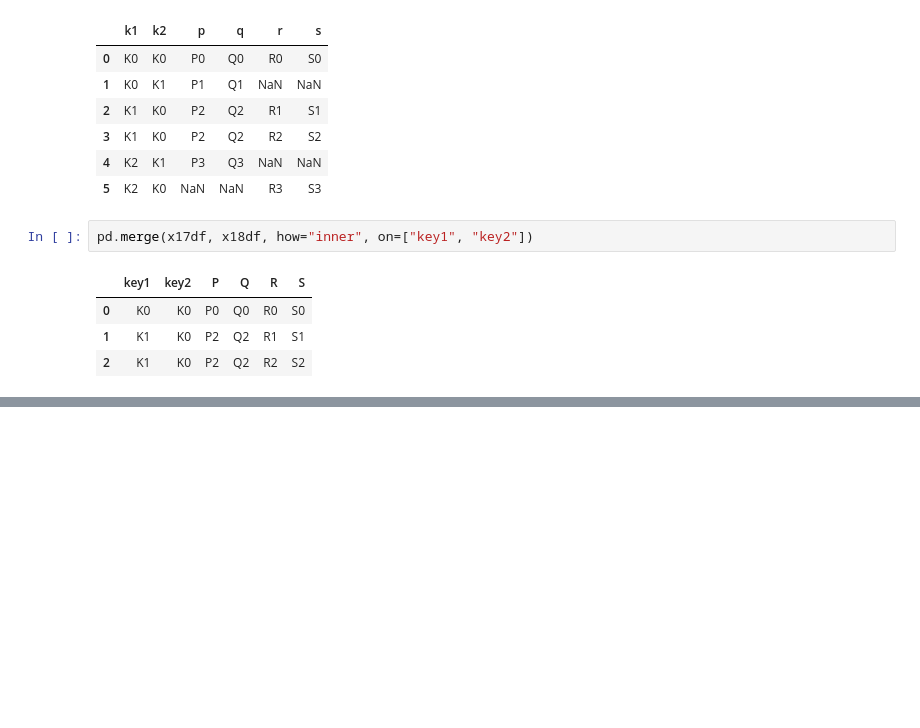
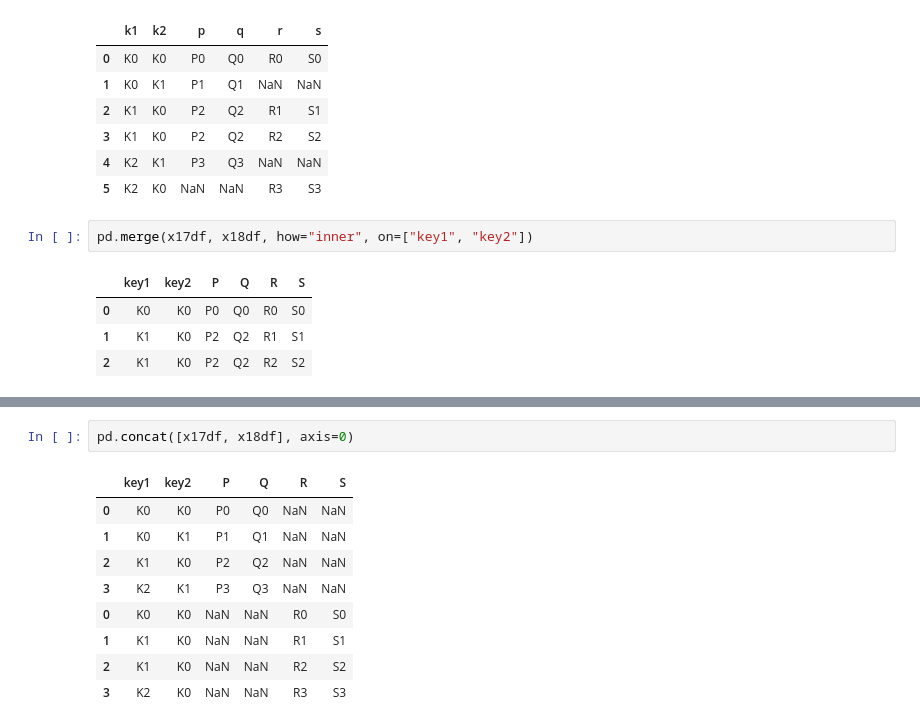
Before and after one commit to Robust-ness/datascilabs, a Jupyter notebook: 3.ipynb, the cells around one changed output, grey strips where cells are left out. Drawn from its saved outputs; the diff is of its cells as text; blank space fills up the shorter version.

```diff
--- a/3.ipynb
+++ b/3.ipynb
@@ -283,0 +246,12 @@ Original DataFrames:
+# %%
+pd.concat([x17df, x18df], axis=0)
+# %% [output]
+|  | key1 | key2 | P | Q | R | S |
+| 0 | K0 | K0 | P0 | Q0 | NaN | NaN |
+| 1 | K0 | K1 | P1 | Q1 | NaN | NaN |
+| 2 | K1 | K0 | P2 | Q2 | NaN | NaN |
+| 3 | K2 | K1 | P3 | Q3 | NaN | NaN |
+| 0 | K0 | K0 | NaN | NaN | R0 | S0 |
+| 1 | K1 | K0 | NaN | NaN | R1 | S1 |
+| 2 | K1 | K0 | NaN | NaN | R2 | S2 |
+| 3 | K2 | K0 | NaN | NaN | R3 | S3 |
```
Also changed, not shown: parts of 6 cells of this notebook.
